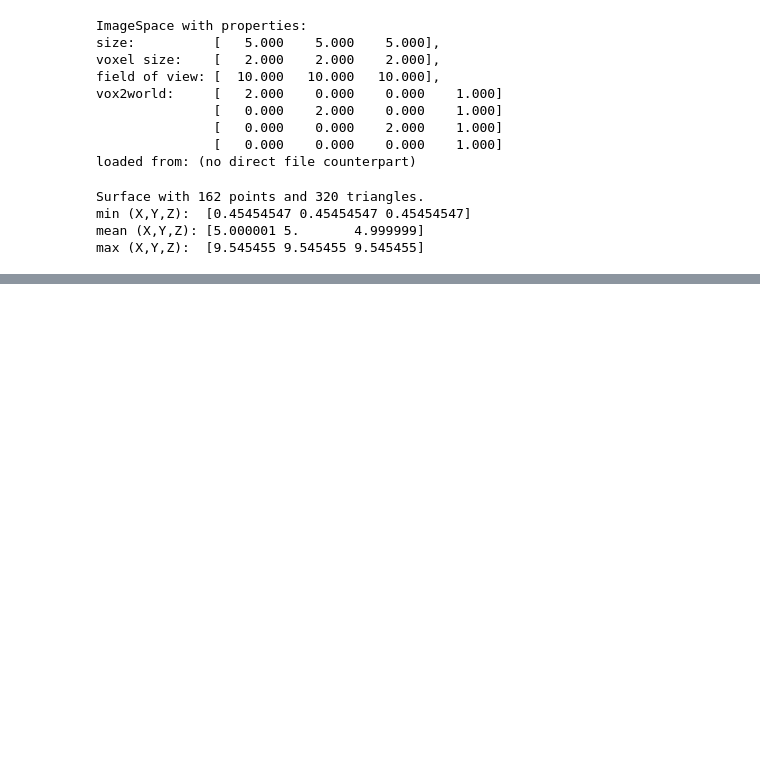
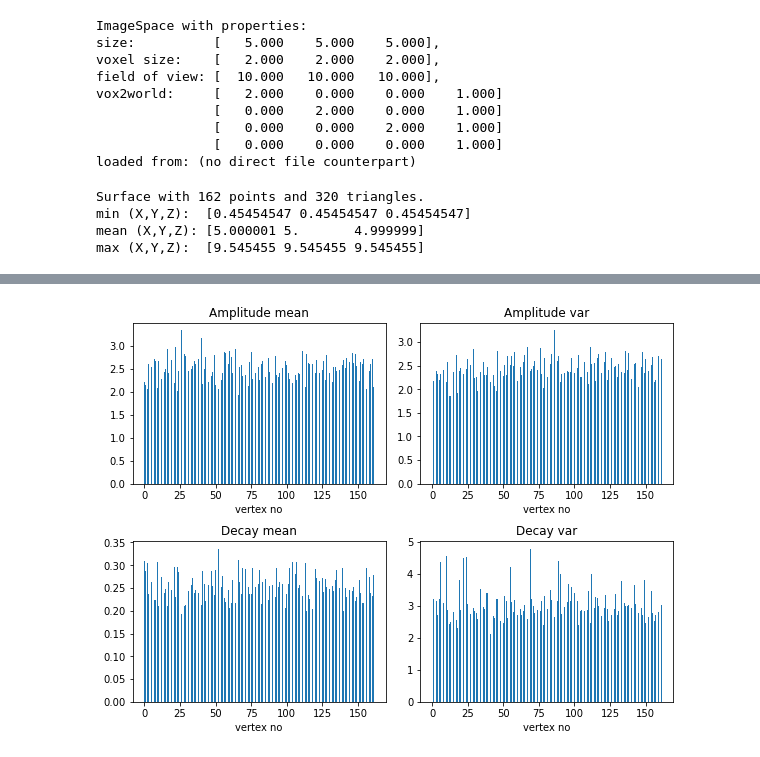
Before and after one commit to physimals/svb, a Jupyter notebook: surf_biexp.ipynb, the cells around one changed output, grey strips where cells are left out. Cells and saved outputs as stored; diff of their text form; code cells hidden in the pictures; blank space fills up the shorter version.

```diff
--- a/surf_biexp.ipynb
+++ b/surf_biexp.ipynb
@@ -155,0 +157,31 @@ ValueError: Dimensions 162 and 2 are not compatible
+# %%
+amp1_mean = svb.evaluate(svb.model_means)[0]
+r1_mean = svb.evaluate(svb.model_means)[1]
+noise_mean = svb.evaluate(svb.model_means)[2]
+
+amp1_var = svb.evaluate(svb.model_vars)[0]
+r1_var = svb.evaluate(svb.model_vars)[1]
+noise_var = svb.evaluate(svb.model_vars)[2]
+# %%
+fig, axes = plt.subplots(2, 2, constrained_layout=True)
+fig.set_size_inches(8,6)
+
+axes[0,0].bar(np.arange(amp1_mean.size), amp1_mean, width=0.5)
+axes[0,0].set_title('Amplitude mean')
+axes[0,0].set_xlabel('vertex no')
+
+axes[0,1].bar(np.arange(amp1_mean.size), amp1_var, width=0.5)
+axes[0,1].set_title('Amplitude var')
+axes[0,1].set_xlabel('vertex no')
+
+axes[1,0].bar(np.arange(amp1_mean.size), r1_mean, width=0.5)
+axes[1,0].set_title('Decay mean')
+axes[1,0].set_xlabel('vertex no')
+
+axes[1,1].bar(np.arange(amp1_mean.size), r1_var, width=0.5)
+axes[1,1].set_title('Decay var')
+axes[1,1].set_xlabel('vertex no')
+
+plt.show()
+# %% [output]
+[figure, added]
```
Also changed, not shown: parts of 7 cells of this notebook.
